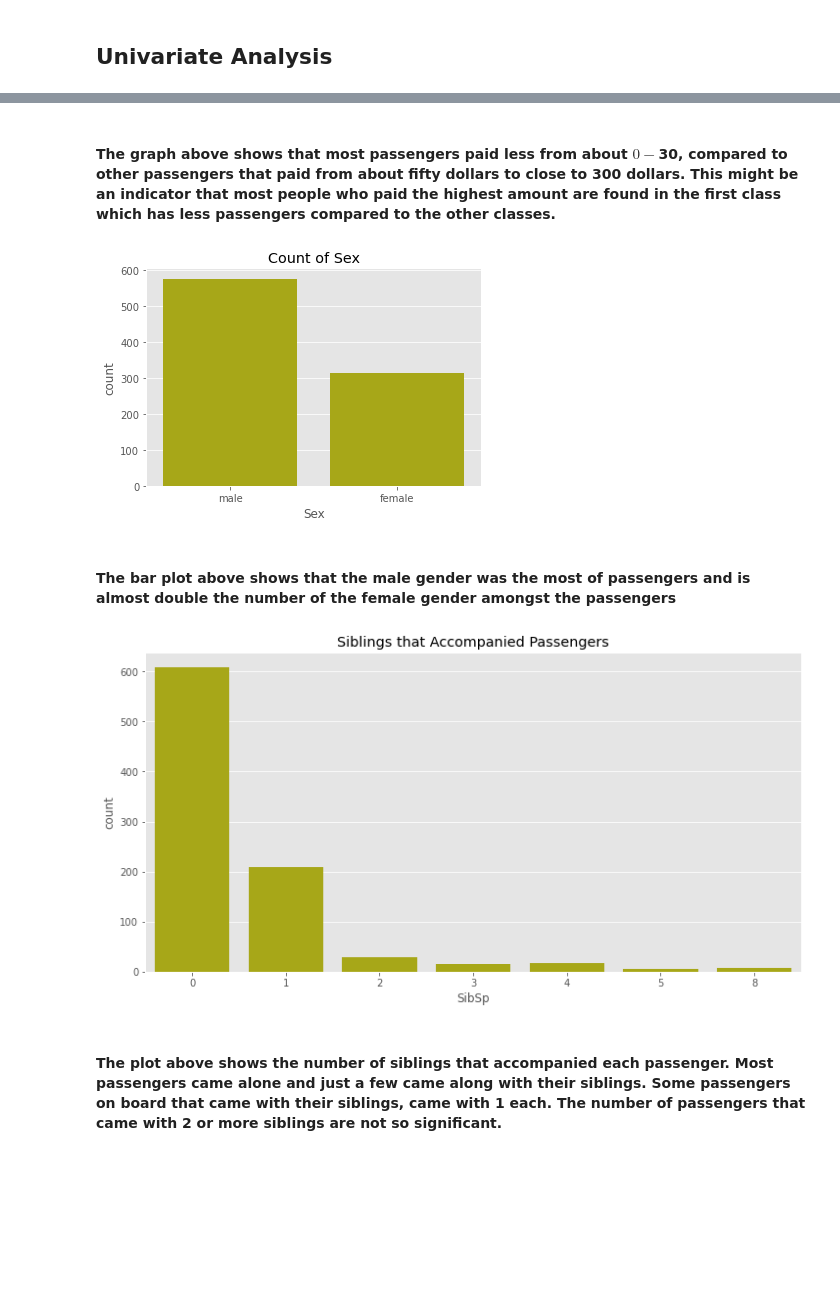
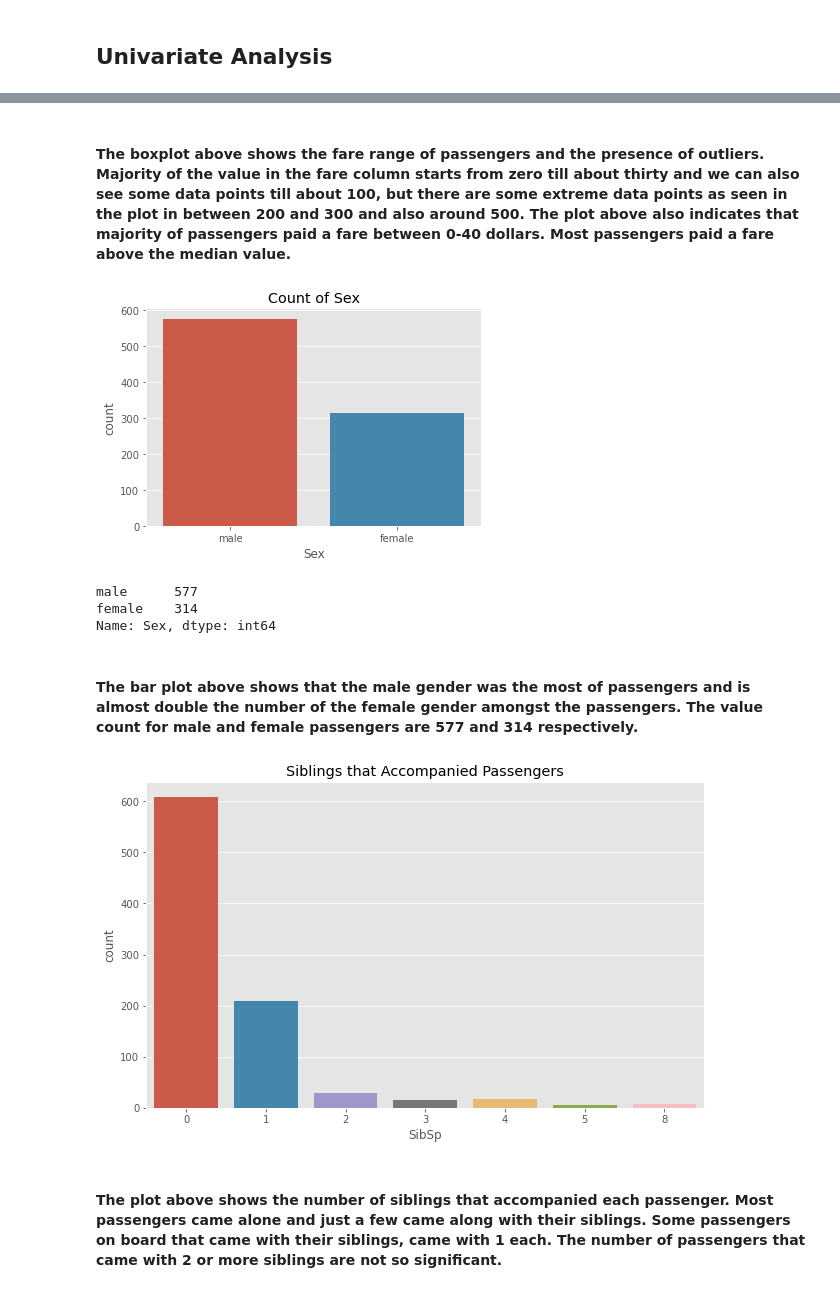
Before and after one commit to Bernice-Akinwande/Kaggle-BIPOC-Mentorship-project, a Jupyter notebook: Titanic Data Analysis .ipynb, the cells around one changed output, grey strips where cells are left out. Cells and saved outputs as stored; diff of their text form; code cells hidden in the pictures; blank space fills up the shorter version.

```diff
--- a/Titanic Data Analysis .ipynb
+++ b/Titanic Data Analysis .ipynb
@@ -184,20 +191,26 @@ plt.title('Density of Passengers by Fare');
 # %% [markdown]
-#### The graph above shows that most passengers paid less from about $0-$30, compared to other passengers that paid from about fifty dollars to close to 300 dollars. This might be an indicator that most people who paid the highest amount are found in the first class which has less passengers compared to the other classes.
+#### The boxplot above shows the fare range of passengers and the presence of outliers. Majority of the value in the fare column starts from zero till about thirty and we can also see some data points till about 100, but there are some extreme data points as seen in the plot in between 200 and 300 and also around 500. The plot above also indicates that majority of passengers paid a fare between 0-40 dollars. Most passengers paid a fare above the median value.
 # %%
 #check the count of sex amongst passengers
-sns.countplot(x= 'Sex', data=train_df, color= 'y')
+sns.countplot(x= 'Sex', data=train_df)
 plt.title('Count of Sex');
 # %% [output]
-[figure, old version]
+[figure, new version]
+# %%
+train_df.Sex.value_counts()
+# %% [output]
+male      577
+female    314
+Name: Sex, dtype: int64
 # %% [markdown]
-#### The bar plot above shows that the male gender was the most of passengers and is almost double the number of the female gender amongst the passengers
+#### The bar plot above shows that the male gender was the most of passengers and is almost double the number of the female gender amongst the passengers. The value count for male and female passengers are 577 and 314 respectively.
 # %%
 #check the distribution of passengers' siblings that accompanied them
-fig = plt.figure(figsize=(12,6))
-sns.countplot(x= 'SibSp', data=train_df, color= "y")
+fig = plt.figure(figsize=(10,6))
+sns.countplot(x= 'SibSp', data=train_df)
 plt.title('Siblings that Accompanied Passengers');
 # %% [output]
-[figure, old version]
+[figure, new version]
 # %% [markdown]
 #### The plot above shows the number of siblings that accompanied each passenger. Most passengers came alone and just a few came along with their siblings. Some passengers on board that came with their siblings, came with 1 each. The number of passengers that came with 2 or more siblings are not so significant.
 # %%
```
Also changed, not shown: parts of 43 cells of this notebook.
